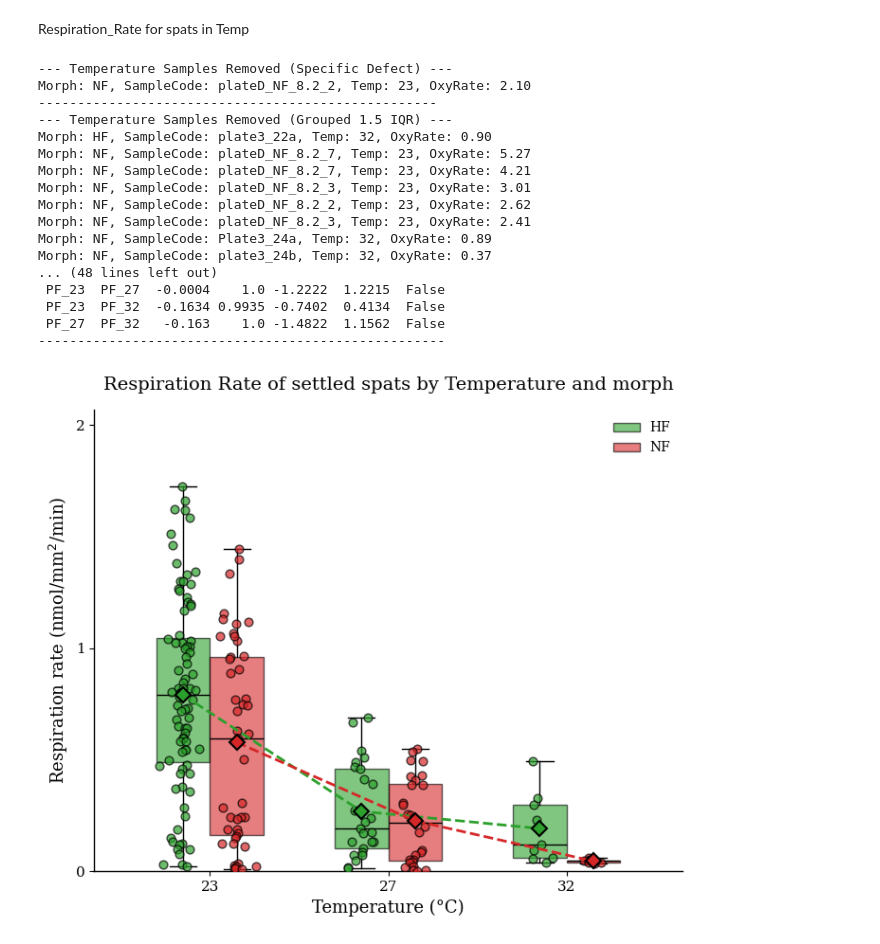
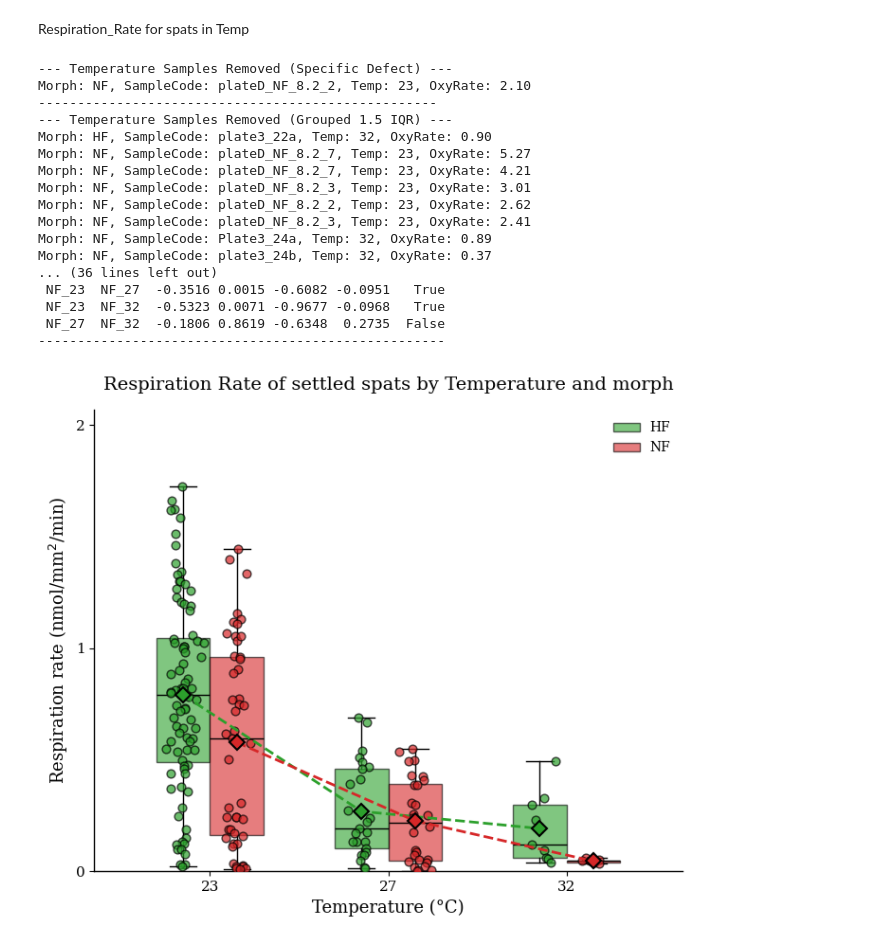
Before and after one commit to LielUziahu/Stylophora-pistillata-FPs, a Jupyter notebook: Output/plots/Spats/Spat_Physiology/Spat_Resp/Respiration_Rate_for_spats.ipynb, the cells around one changed output. Cells and saved outputs as stored; diff of their text form; code cells hidden in the pictures.

```diff
--- a/Output/plots/Spats/Spat_Physiology/Spat_Resp/Respiration_Rate_for_spats.ipynb
+++ b/Output/plots/Spats/Spat_Physiology/Spat_Resp/Respiration_Rate_for_spats.ipynb
@@ -874,6 +730,11 @@ if not removed_temp_samples_iqr.empty:
         print(f"Morph: {row['morph']}, SampleCode: {row['SampleCode']}, Temp: {row['temp']}, OxyRate: {row['OxyRate']:.2f}")
     print("-----------------------------------------------------------")
 
+# --- NEW: Filter out 'PF' morph (as observed in last execution) ---
+target_morphs_temp = ['HF', 'NF']
+df = df[df['morph'].isin(target_morphs_temp)].copy()
+# ------------------------------------------------------------------
+
 # 2. Reset Index
 df = df.reset_index(drop=True)
 
@@ -884,11 +745,43 @@ df["temp"] = pd.Categorical(df["temp"], categories=temp_order, ordered=True)
 # ==========================================
 # 2. STATISTICS (Two-Way ANOVA)
 # ==========================================
+
+# 2.1 Calculate descriptive statistics (N, Mean, Std Dev) grouped by 'morph' and 'temp'
+descriptive_stats_temp = df.groupby(['morph', 'temp'], observed=False)['OxyRate'].agg(
+    N='count',
+    Mean='mean',
+    Std_Dev_Col='std'
+).reset_index()
+descriptive_stats_temp = descriptive_stats_temp.rename(columns={'Std_Dev_Col': 'Std Dev'})
+
+# 2.2 Format the descriptive statistics table to 3 decimal places and print it
+descriptive_stats_temp_formatted = descriptive_stats_temp.round(3)
+print("\n=== Descriptive Statistics (Temperature Assay) ===")
+print(descriptive_stats_temp_formatted.to_string(index=False))
+
+# Model: OxyRate depends on morph and temp
 model = ols("OxyRate ~ C(morph) + C(temp) + C(morph):C(temp)", data=df).fit()
 anova_table = sm.stats.anova_lm(model, typ=2)
 
-print("=== Two-Way ANOVA Results ===")
-print(anova_table)
+# 2.3 Extract F-value, df, and P-value for main effects and interaction
+anova_results_data_temp = {
+    'Source': ['C(morph)', 'C(temp)', 'C(morph):C(temp)']
+}
+
+for stat in ['df', 'F', 'PR(>F)']:
+    col_name = 'F-value' if stat == 'F' else ('P-value' if stat == 'PR(>F)' else stat)
+    anova_results_data_temp[col_name] = [
+        anova_table.loc['C(morph)', stat] if 'C(morph)' in anova_table.index else np.nan,
+        anova_table.loc['C(temp)', stat] if 'C(temp)' in anova_table.index else np.nan,
+        anova_table.loc['C(morph):C(temp)', stat] if 'C(morph):C(temp)' in anova_table.index else np.nan
+    ]
+
+anova_results_df_temp = pd.DataFrame(anova_results_data_temp)
+
+# 2.4 Format the ANOVA results table to 3 decimal places and print it
+anova_results_df_temp_formatted = anova_results_df_temp.round(3)
+print("\n=== Two-Way ANOVA Results (Temperature Assay) ===")
+print(anova_results_df_temp_formatted.to_string(index=False))
 
 # Post-hoc Test
 df['group'] = df['morph'].astype(str) + "_" + df['temp'].astype(str)
@@ -1002,35 +895,35 @@ ax.legend(handles=legend_handles, labels=morph_order, title=None, frameon=False,
 # Y-axis scaling
 max_val = df["OxyRate"].max()
 ax.set_ylim(0, max_val * 1.2)
 ax.yaxis.set_major_locator(ticker.MultipleLocator(1))
 
 sns.despine(ax=ax)
 fig.tight_layout()
 
 # Save   ---> remove # to get a downloadedble plot
 plt.savefig("Respiration_Rate_by_Temp.png", dpi=600)
 #plt.savefig("Respiration_Rate_by_Temp.pdf", dpi=600)
 #plt.savefig("Respiration_Rate_by_Temp.tiff", dpi=600)
 #plt.savefig("Respiration_Rate_by_Temp_transparent.svg", dpi=600, transparent=True)
 #plt.savefig("Respiration_Rate_by_Temp_white.svg", dpi=600, facecolor='white')
 
 plt.show()
 # %% [output]
 --- Temperature Samples Removed (Specific Defect) ---
 Morph: NF, SampleCode: plateD_NF_8.2_2, Temp: 23, OxyRate: 2.10
 ---------------------------------------------------
 --- Temperature Samples Removed (Grouped 1.5 IQR) ---
 Morph: HF, SampleCode: plate3_22a, Temp: 32, OxyRate: 0.90
 Morph: NF, SampleCode: plateD_NF_8.2_7, Temp: 23, OxyRate: 5.27
 Morph: NF, SampleCode: plateD_NF_8.2_7, Temp: 23, OxyRate: 4.21
 Morph: NF, SampleCode: plateD_NF_8.2_3, Temp: 23, OxyRate: 3.01
 Morph: NF, SampleCode: plateD_NF_8.2_2, Temp: 23, OxyRate: 2.62
 Morph: NF, SampleCode: plateD_NF_8.2_3, Temp: 23, OxyRate: 2.41
 Morph: NF, SampleCode: Plate3_24a, Temp: 32, OxyRate: 0.89
 Morph: NF, SampleCode: plate3_24b, Temp: 32, OxyRate: 0.37
-... (48 lines left out)
- PF_23  PF_27  -0.0004    1.0 -1.2222  1.2215  False
- PF_23  PF_32  -0.1634 0.9935 -0.7402  0.4134  False
- PF_27  PF_32   -0.163    1.0 -1.4822  1.1562  False
+... (36 lines left out)
+ NF_23  NF_27  -0.3516 0.0015 -0.6082 -0.0951   True
+ NF_23  NF_32  -0.5323 0.0071 -0.9677 -0.0968   True
+ NF_27  NF_32  -0.1806 0.8619 -0.6348  0.2735  False
 ----------------------------------------------------
-[figure, old version]
+[figure, new version]
```
Also changed, not shown: parts of 10 cells of this notebook.
